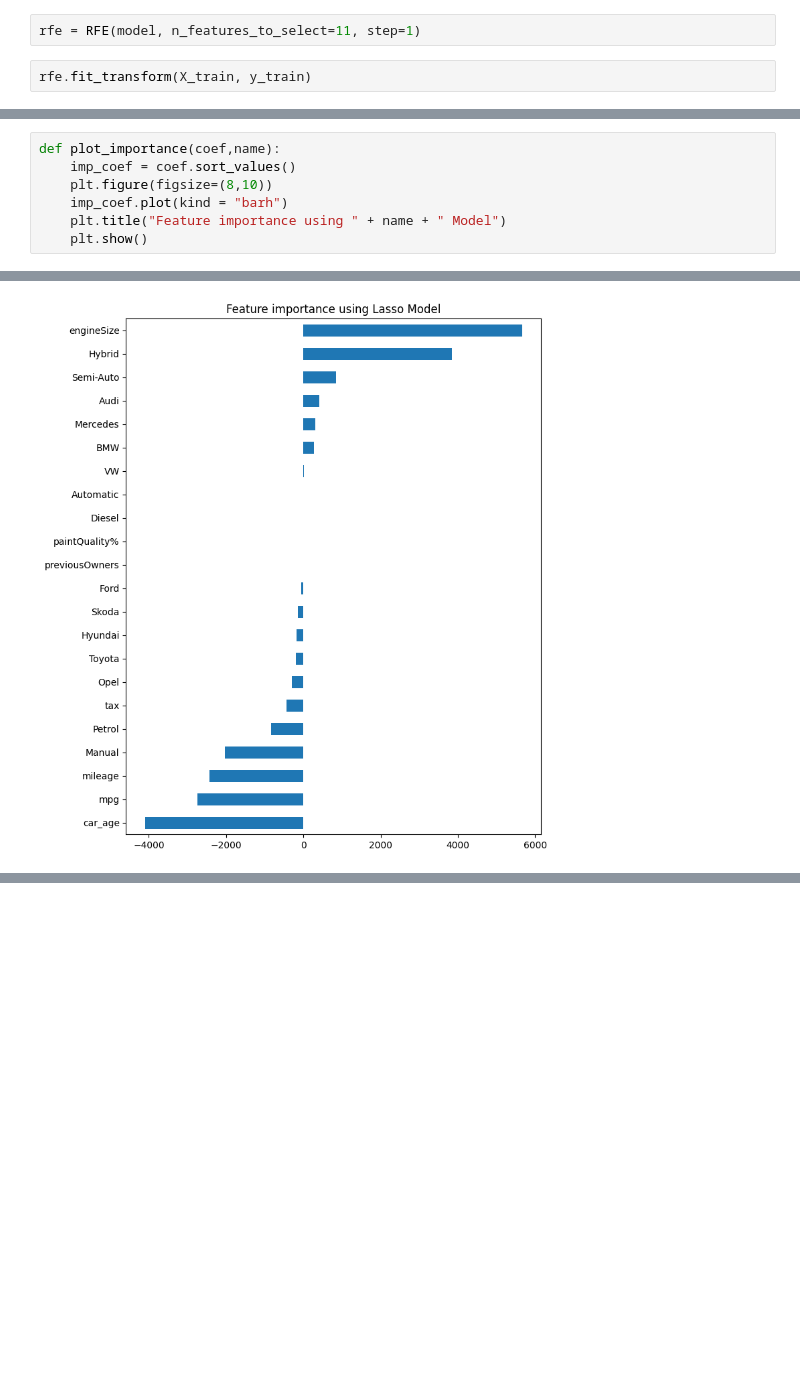
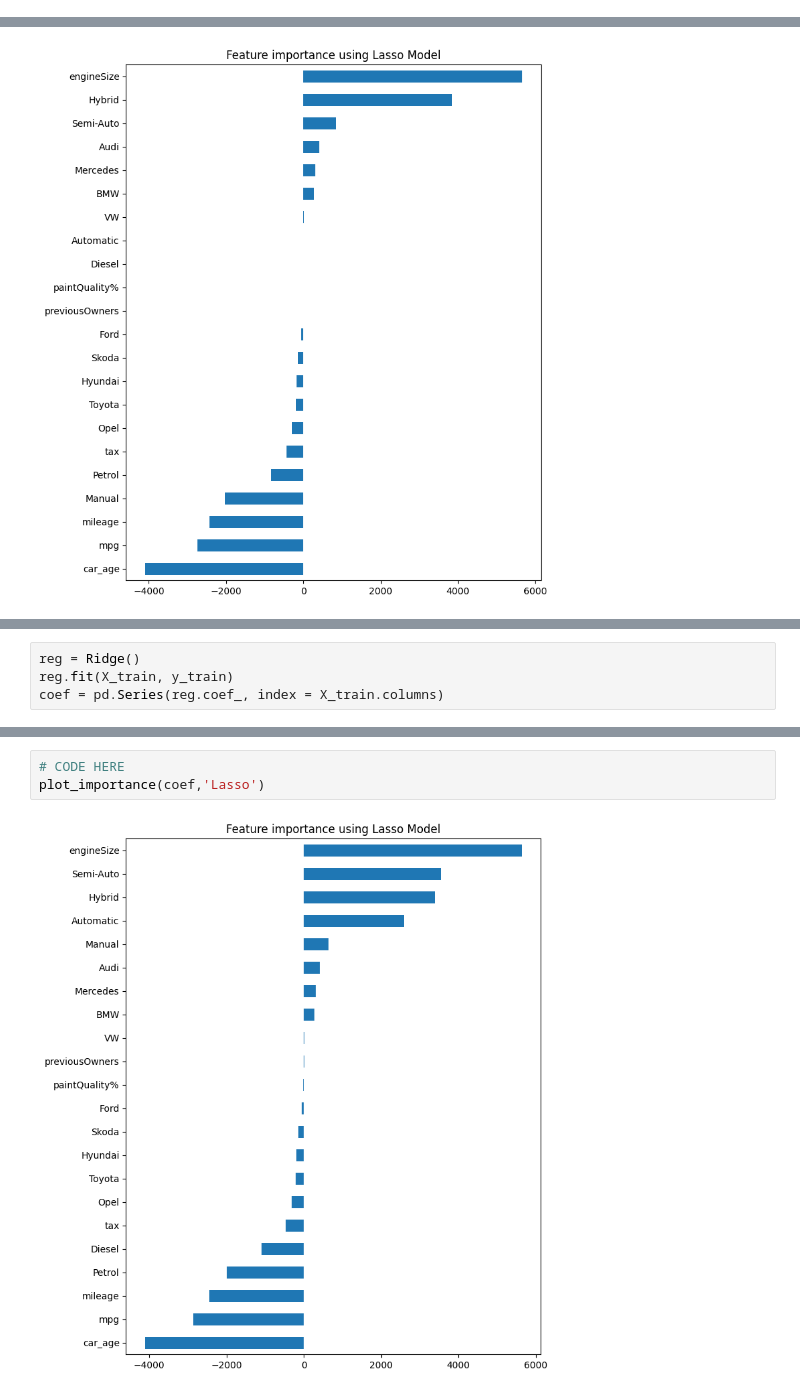
Before and after one commit to andrerangelferreira/ML_Project_Group42, a Jupyter notebook: notebooks/2.Feature_Selection.ipynb, the cells around one changed output, grey strips where cells are left out. Saved outputs shown, nothing was run; the diff lists cells and outputs as text; blank space fills up the shorter version.

Commit message:
Feature Selection

```diff
--- a/notebooks/2.Feature_Selection.ipynb
+++ b/notebooks/2.Feature_Selection.ipynb
@@ -78,7 +108,3 @@ model = LinearRegression()
 len(X_train.columns)
 # %% [output]
 22
-# %%
-rfe = RFE(model, n_features_to_select=11, step=1)
-# %%
-rfe.fit_transform(X_train, y_train)
@@ -170,9 +158,2 @@ plt.show()
 # %% [markdown]
 ##  Embedded Methods
-# %%
-def plot_importance(coef,name):
-    imp_coef = coef.sort_values()
-    plt.figure(figsize=(8,10))
-    imp_coef.plot(kind = "barh")
-    plt.title("Feature importance using " + name + " Model")
-    plt.show()
@@ -211,0 +218,4 @@ plot_importance(coef,'Lasso')
+# %%
+reg = Ridge()
+reg.fit(X_train, y_train)
+coef = pd.Series(reg.coef_, index = X_train.columns)
@@ -211,0 +246,5 @@ plot_importance(coef,'Lasso')
+# %%
+# CODE HERE
+plot_importance(coef,'Lasso')
+# %% [output]
+[figure, added]
```
Also changed, not shown: parts of 21 cells of this notebook, 2 other files.
